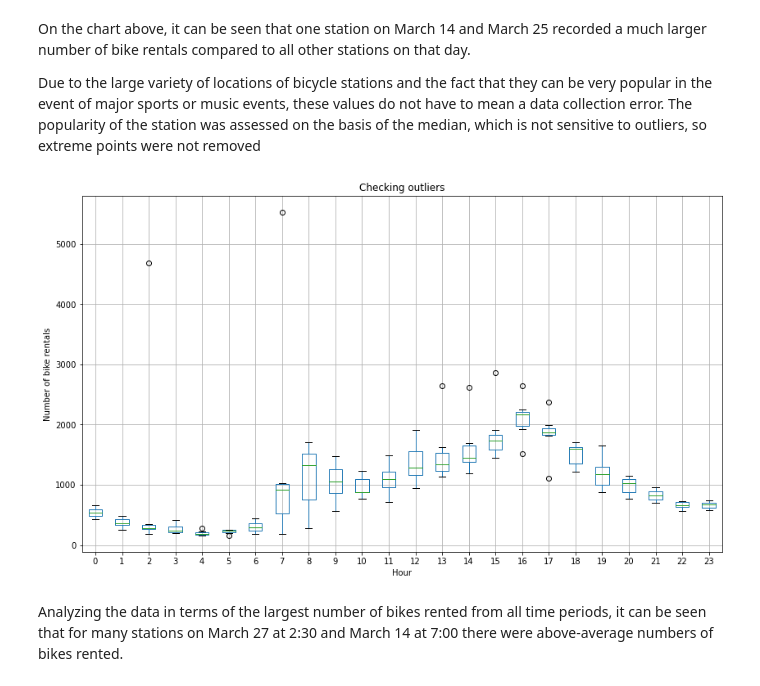
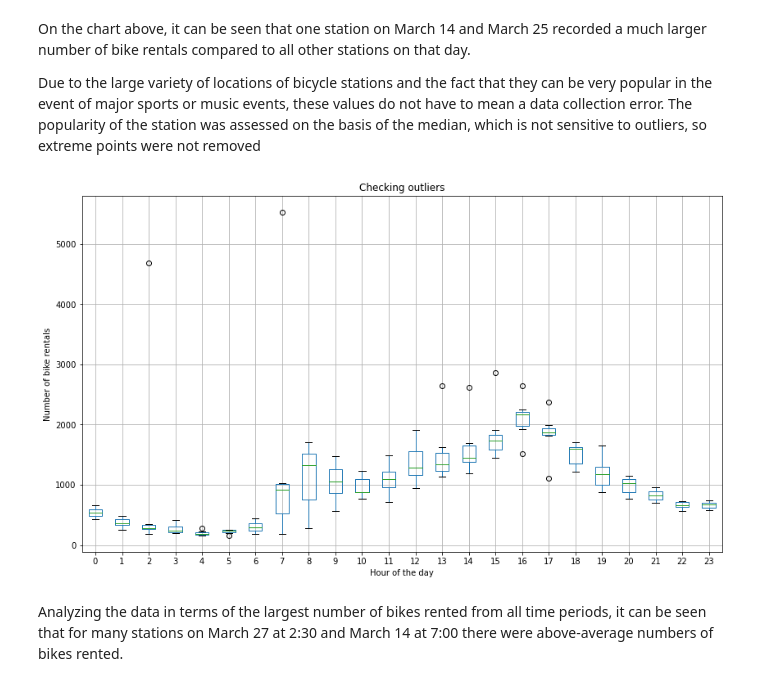
Before and after one commit to piekarsky/Exploratory-Data-Analysis-of-Bike-Sharing-Systems-in-Warsaw, a Jupyter notebook: analysis-and-visualization-for-bike-sharing-systems.ipynb, the cells around one changed output. Drawn from its saved outputs; the diff is of its cells as text; code cells hidden in the pictures.

```diff
--- a/analysis-and-visualization-for-bike-sharing-systems.ipynb
+++ b/analysis-and-visualization-for-bike-sharing-systems.ipynb
@@ -269,11 +277,11 @@ Due to the large variety of locations of bicycle stations and the fact that they
 # %%
 # box-plot to check outliers in individual hours
 outpoints_hour_day = warsaw_bikes_rent.pivot_table(index='weekday',
                      columns=warsaw_bikes_rent['hour_'],
                      values='bikes_rental',
-                     aggfunc='sum').boxplot(figsize=(14,8)).set(title = "Checking outliers", xlabel = "Hour of day", ylabel = "Number of bike rentals")
+                     aggfunc='sum').boxplot(figsize=(14,8)).set(title = "Checking outliers", xlabel = "Hour of the day", ylabel = "Number of bike rentals")
 # %% [output]
-[figure, old version]
+[figure, new version]
 # %% [markdown]
 Analyzing the data in terms of the largest number of bikes rented from all time periods, it can be seen that for many stations on March 27 at 2:30 and March 14 at 7:00 there were above-average numbers of bikes rented.
 # %%
```
Also changed, not shown: parts of 11 cells of this notebook.
